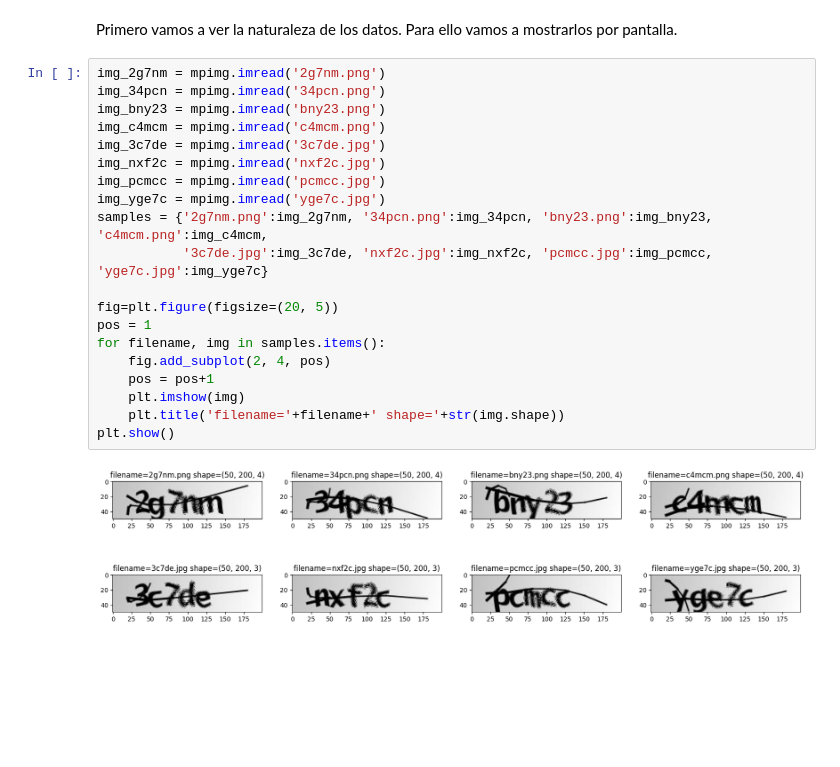
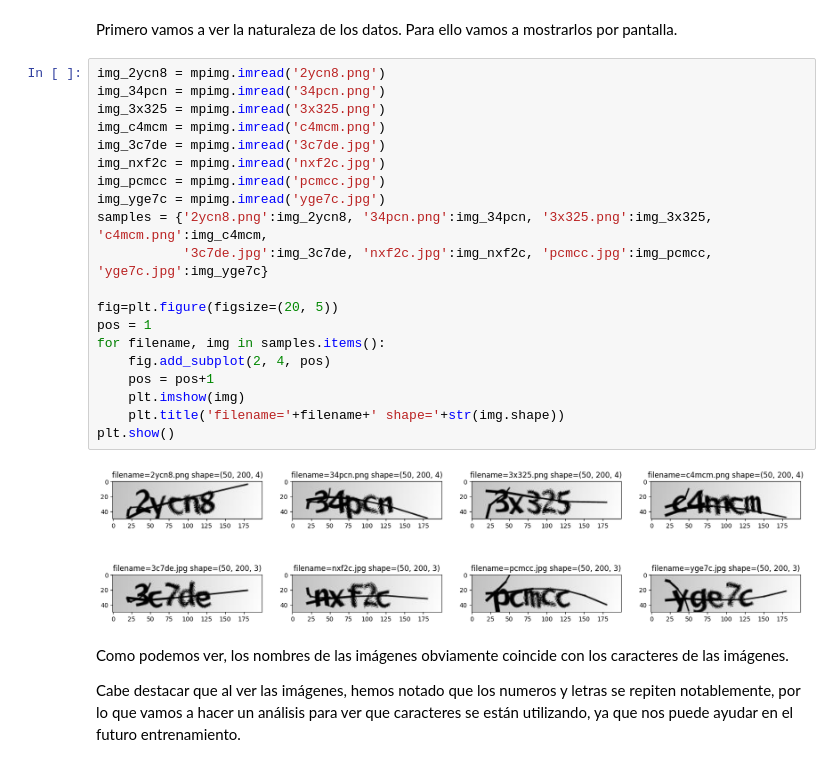
Before and after one commit to cabamarcos/Captcha_recognition, a Jupyter notebook: IAO.ipynb, the cells around one changed output. Drawn from its saved outputs; the diff is of its cells as text; blank space fills up the shorter version.

```diff
--- a/IAO.ipynb
+++ b/IAO.ipynb
@@ -31,24 +34,28 @@ Las imagenes PNG contienen 200x50 pixeles
 Primero vamos a ver la naturaleza de los datos.
 Para ello vamos a mostrarlos por pantalla.
 # %%
-img_2g7nm = mpimg.imread('2g7nm.png')
+img_2ycn8 = mpimg.imread('2ycn8.png')
 img_34pcn = mpimg.imread('34pcn.png')
-img_bny23 = mpimg.imread('bny23.png')
+img_3x325 = mpimg.imread('3x325.png')
 img_c4mcm = mpimg.imread('c4mcm.png')
 img_3c7de = mpimg.imread('3c7de.jpg')
 img_nxf2c = mpimg.imread('nxf2c.jpg')
 img_pcmcc = mpimg.imread('pcmcc.jpg')
 img_yge7c = mpimg.imread('yge7c.jpg')
-samples = {'2g7nm.png':img_2g7nm, '34pcn.png':img_34pcn, 'bny23.png':img_bny23, 'c4mcm.png':img_c4mcm,
+samples = {'2ycn8.png':img_2ycn8, '34pcn.png':img_34pcn, '3x325.png':img_3x325, 'c4mcm.png':img_c4mcm,
            '3c7de.jpg':img_3c7de, 'nxf2c.jpg':img_nxf2c, 'pcmcc.jpg':img_pcmcc, 'yge7c.jpg':img_yge7c}
 
 fig=plt.figure(figsize=(20, 5))
 pos = 1
 for filename, img in samples.items():
     fig.add_subplot(2, 4, pos)
     pos = pos+1
     plt.imshow(img)
     plt.title('filename='+filename+' shape='+str(img.shape))
 plt.show()
 # %% [output]
-[figure, old version]
+[figure, new version]
+# %% [markdown]
+Como podemos ver, los nombres de las imágenes obviamente coincide con los caracteres de las imágenes.
+
+Cabe destacar que al ver las imágenes, hemos notado que los numeros y letras se repiten notablemente, por lo que vamos a hacer un análisis para ver que caracteres se están utilizando, ya que nos puede ayudar en el futuro entrenamiento.
```
Also changed, not shown: parts of 4 cells of this notebook.
